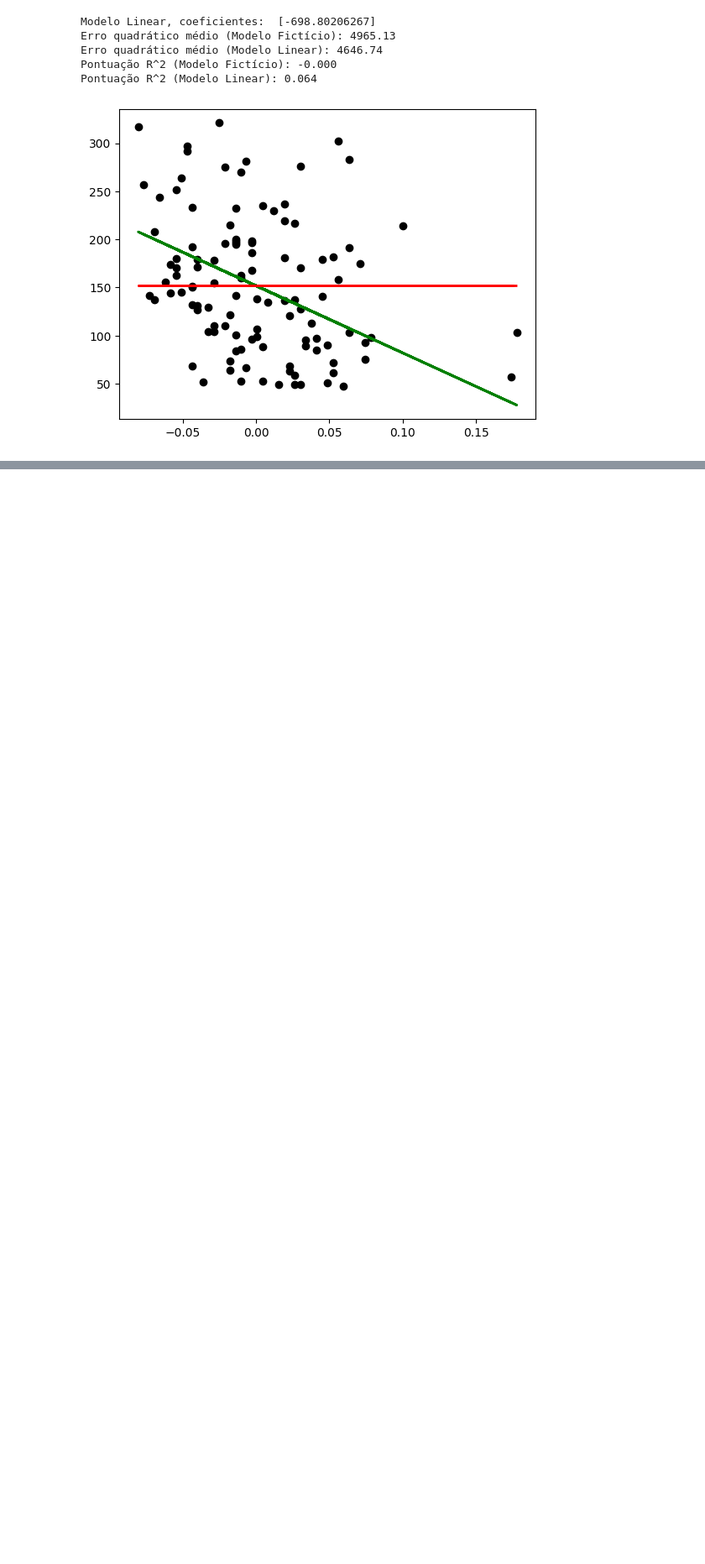
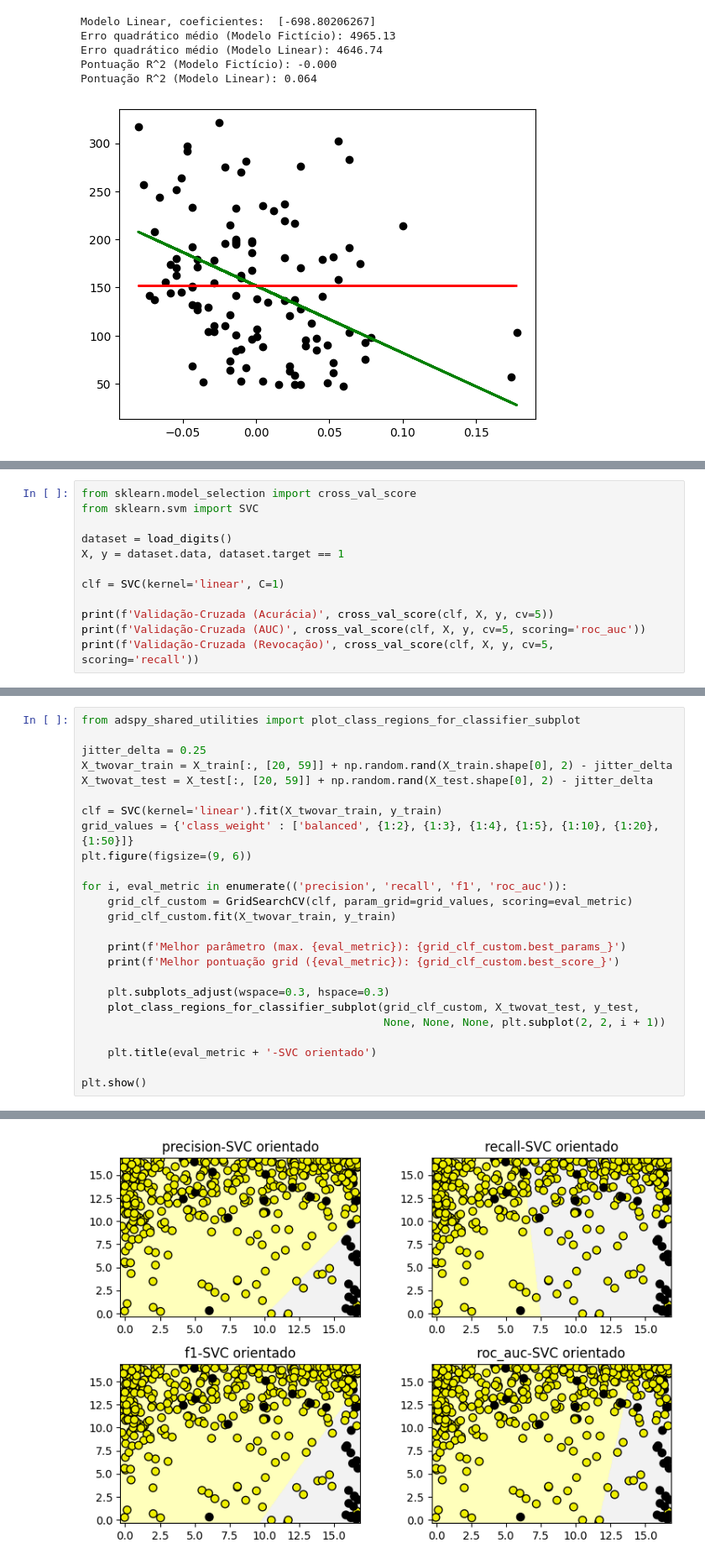
Before and after one commit to IIIL4KIII/Machine-Learning, a Jupyter notebook: Mod_3/Reg_Evaluation.ipynb, the cells around one changed output, grey strips where cells are left out. Shown: that part at 84% size. Cells and saved outputs as stored; diff of their text form; blank space fills up the shorter version.

Commit message:
Reg. Eval att

```diff
--- a/Mod_3/Reg_Evaluation.ipynb
+++ b/Mod_3/Reg_Evaluation.ipynb
@@ -42,0 +48,12 @@ Pontuação R^2 (Modelo Linear): 0.064
+# %%
+from sklearn.model_selection import cross_val_score
+from sklearn.svm import SVC
+
+dataset = load_digits()
+X, y = dataset.data, dataset.target == 1
+
+clf = SVC(kernel='linear', C=1)
+
+print(f'Validação-Cruzada (Acurácia)', cross_val_score(clf, X, y, cv=5))
+print(f'Validação-Cruzada (AUC)', cross_val_score(clf, X, y, cv=5, scoring='roc_auc'))
+print(f'Validação-Cruzada (Revocação)', cross_val_score(clf, X, y, cv=5, scoring='recall'))
@@ -42,0 +101,26 @@ Pontuação R^2 (Modelo Linear): 0.064
+# %%
+from adspy_shared_utilities import plot_class_regions_for_classifier_subplot
+
+jitter_delta = 0.25
+X_twovar_train = X_train[:, [20, 59]] + np.random.rand(X_train.shape[0], 2) - jitter_delta
+X_twovat_test = X_test[:, [20, 59]] + np.random.rand(X_test.shape[0], 2) - jitter_delta
+
+clf = SVC(kernel='linear').fit(X_twovar_train, y_train)
+grid_values = {'class_weight' : ['balanced', {1:2}, {1:3}, {1:4}, {1:5}, {1:10}, {1:20}, {1:50}]}
+plt.figure(figsize=(9, 6))
+
+for i, eval_metric in enumerate(('precision', 'recall', 'f1', 'roc_auc')):
+    grid_clf_custom = GridSearchCV(clf, param_grid=grid_values, scoring=eval_metric)
+    grid_clf_custom.fit(X_twovar_train, y_train)
+
+    print(f'Melhor parâmetro (max. {eval_metric}): {grid_clf_custom.best_params_}')
+    print(f'Melhor pontuação grid ({eval_metric}): {grid_clf_custom.best_score_}')
+
+    plt.subplots_adjust(wspace=0.3, hspace=0.3)
+    plot_class_regions_for_classifier_subplot(grid_clf_custom, X_twovat_test, y_test,
+                                              None, None, None, plt.subplot(2, 2, i + 1))
+
+    plt.title(eval_metric + '-SVC orientado')
+
+plt.show()
+# %% [output]
@@ -42,0 +135 @@ Pontuação R^2 (Modelo Linear): 0.064
+[figure, added]
```
Also changed, not shown: parts of 10 cells of this notebook, 1 other file.
